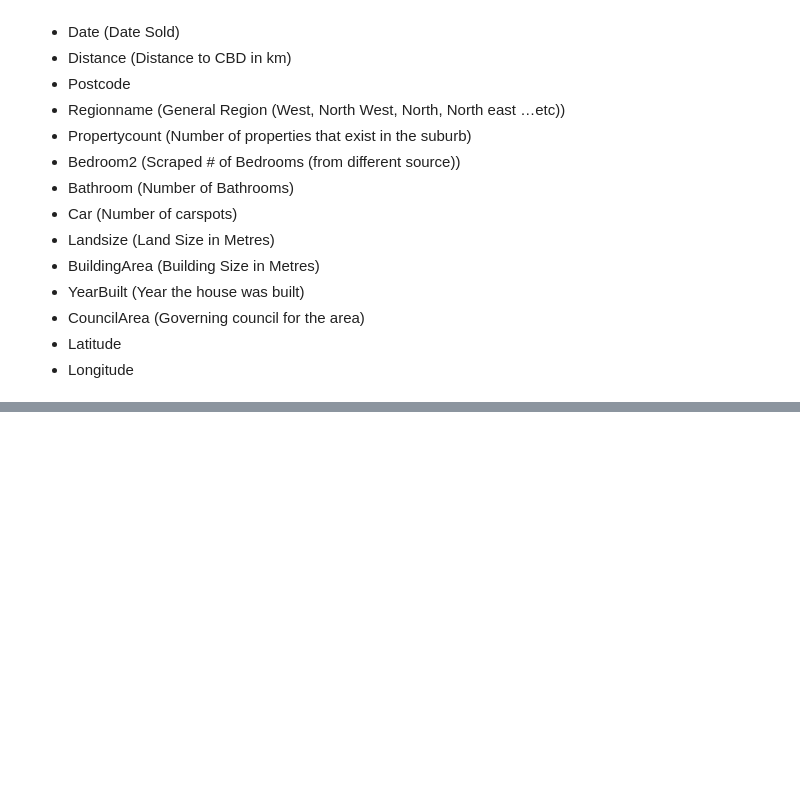
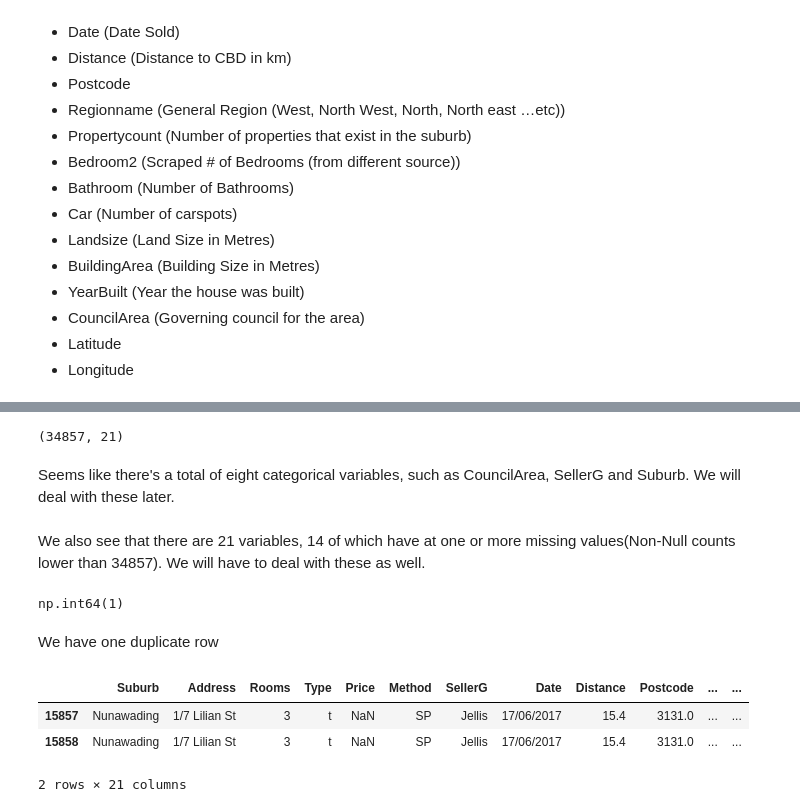
Before and after one commit to Noha-Jung3/Melbourne-Housing-Price-Prediction, a Jupyter notebook: EDA and Predictions.ipynb, the cells around one changed output, grey strips where cells are left out. Drawn from its saved outputs; the diff is of its cells as text; code cells hidden in the pictures; blank space fills up the shorter version.

```diff
--- a/EDA and Predictions.ipynb
+++ b/EDA and Predictions.ipynb
@@ -76,0 +131,21 @@ This project will be using [this dataset]("https://www.kaggle.com/datasets/antho
+# %%
+housing.shape
+# %% [output]
+(34857, 21)
+# %% [markdown]
+Seems like there's a total of eight categorical variables, such as CouncilArea, SellerG and Suburb. We will deal with these later.
+# %% [markdown]
+We also see that there are 21 variables, 14 of which have at one or more missing values(Non-Null counts lower than 34857). We will have to deal with these as well.
+# %%
+housing.duplicated().sum()
+# %% [output]
+np.int64(1)
+# %% [markdown]
+We have one duplicate row
+# %%
+housing[housing.duplicated(keep=False)]
+# %% [output]
+|  | Suburb | Address | Rooms | Type | Price | Method | SellerG | Date | Distance | Postcode | ... | ... |
+| 15857 | Nunawading | 1/7 Lilian St | 3 | t | NaN | SP | Jellis | 17/06/2017 | 15.4 | 3131.0 | ... | ... |
+| 15858 | Nunawading | 1/7 Lilian St | 3 | t | NaN | SP | Jellis | 17/06/2017 | 15.4 | 3131.0 | ... | ... |
+2 rows × 21 columns
```
Also changed, not shown: parts of 12 cells of this notebook.
